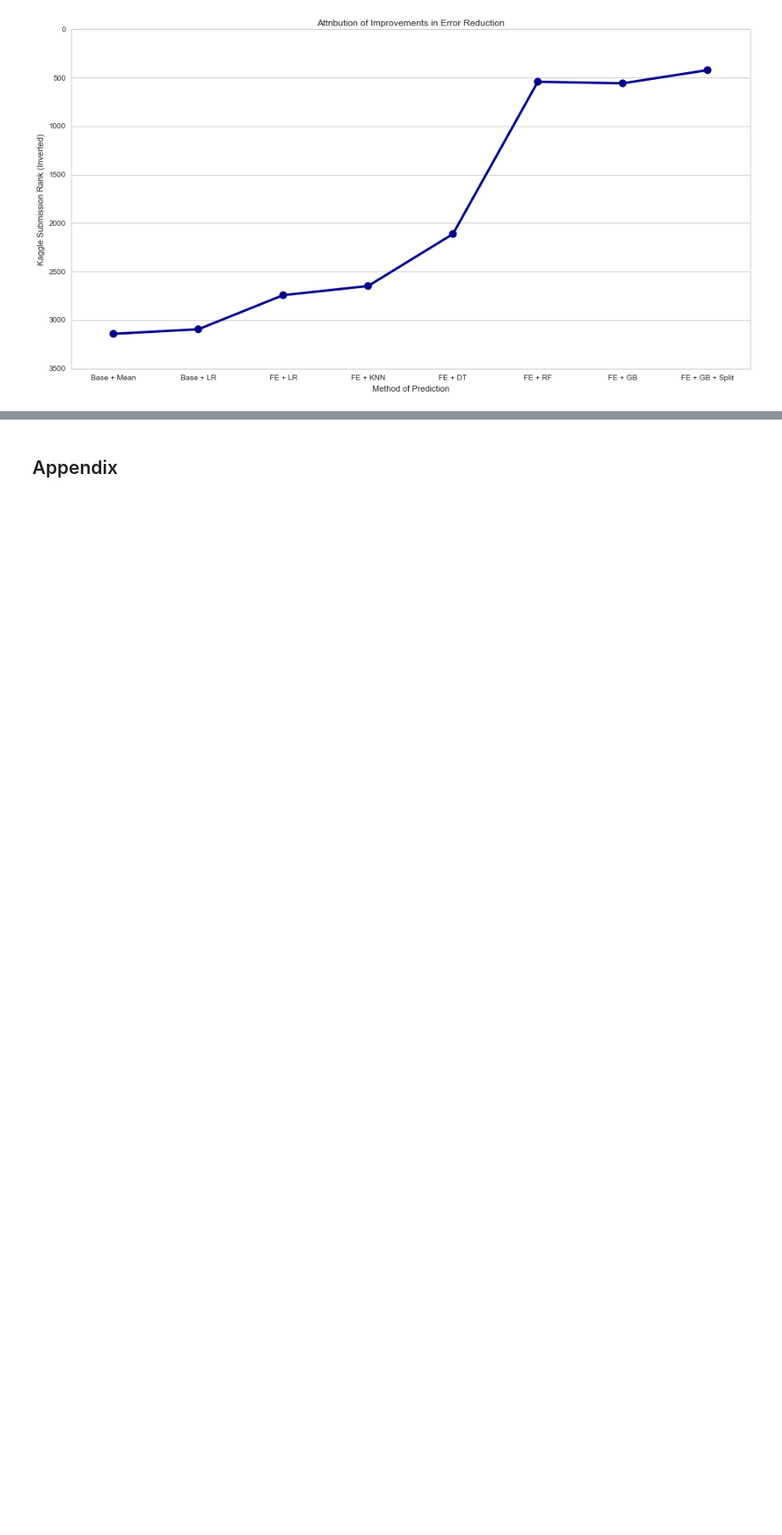
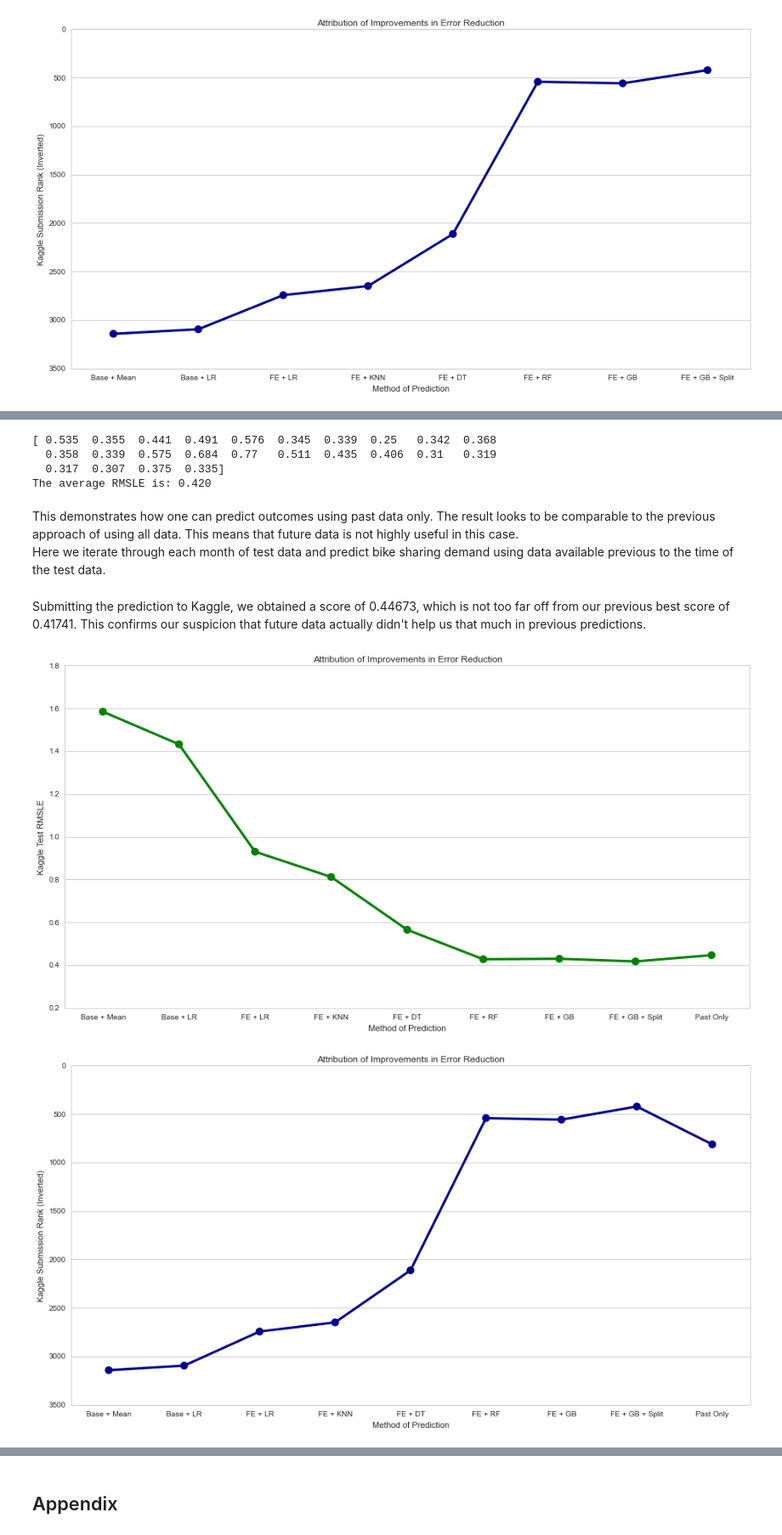
Before and after one commit to KonniamChan/ML_Projects_W207, a Jupyter notebook: project_bikesharing.ipynb, the cells around one changed output, grey strips where cells are left out. Shown at 85% size. Saved outputs shown, nothing was run; the diff lists cells and outputs as text; code cells hidden in the pictures; blank space fills up the shorter version.

Commit message:
Added predictions using past data only.

```diff
--- a/project_bikesharing.ipynb
+++ b/project_bikesharing.ipynb
@@ -473,6 +484,7 @@ attribution = pd.DataFrame({'reg_names': ['Base + Mean', 'Base + LR', 'FE + LR',
                             'cv_R2': [-0.072, 0.141, 0.11, 0.639, 0.747, 0.835, 0.857, 0.886],
                             'test_errors': [1.58456, 1.43234, 0.93024, 0.81236, 0.56517, 0.42757, 0.42977, 0.41741],
                             'kaggle_rank': [3142, 3095, 2743, 2649, 2112, 542, 558, 422]})
+sns.set_style('whitegrid')
 # Plot RMSLE
 plt.figure(figsize=(16,8))
 sns.pointplot(x='reg_names', y='cv_errors', data=attribution, color='slategrey')
@@ -505,0 +523,34 @@ plt.gca().invert_yaxis()
+# %%
+# Use same model for all 24 months
+models = [GradientBoostingRegressor(learning_rate=0.05, max_depth=10, min_samples_leaf=20) for k in range(24)]
+
+# Function to train using past data only
+def predict_pastdata(models):
+    errors = []
+    # Train 24 models by iterating through each month
+    for m in range(24):
+        # Take data at or prior to that month
+        past_data = df_train.ix[df_train['month_beg'] <= m+1, :]
+        # Extract values to faciliate indexing problems
+        past_data_X = past_data[features].values
+        past_data_Y = past_data['count'].values
+        # Split data into test set and dev set at 80% (train set comes before dev set)
+        n = past_data_X.shape[0]
+        split = np.ceil(0.8*n)
+        train_data, dev_data = past_data_X[:split], past_data_X[split:]
+        train_labels, dev_labels = past_data_Y[:split], past_data_Y[split:]
+        # Train model and chepck for accuracy (fit to log)
+        models[m].fit(train_data, np.log1p(train_labels))
+        preds = np.expm1(models[m].predict(dev_data))
+        errors.append(RMSLE(preds, dev_labels))
+    print np.round(errors, 3)
+    print ('The average RMSLE is: {:.3f}'.format(np.mean(errors)))
+predict_pastdata(models)
+# %% [output]
+[ 0.535  0.355  0.441  0.491  0.576  0.345  0.339  0.25   0.342  0.368
+  0.358  0.339  0.575  0.684  0.77   0.511  0.435  0.406  0.31   0.319
+  0.317  0.307  0.375  0.335]
+The average RMSLE is: 0.420
+# %% [markdown]
+This demonstrates how one can predict outcomes using past data only. The result looks to be comparable to the previous approach of using all data. This means that future data is not highly useful in this case.
+Here we iterate through each month of test data and predict bike sharing demand using data available previous to the time of the test data.
@@ -505,0 +579,28 @@ plt.gca().invert_yaxis()
+# %% [markdown]
+Submitting the prediction to Kaggle, we obtained a score of 0.44673, which is not too far off from our previous best score of 0.41741. This confirms our suspicion that future data actually didn't help us that much in previous predictions.
+# %%
+# Update attribution of improvement with past data prediction
+sns.set_style('whitegrid')
+
+# We'll collect the CV errors and errors on the test set submission on Kaggle
+# 3252 susbmissions total
+attribution_withpast = pd.DataFrame({'reg_names': ['Base + Mean', 'Base + LR', 'FE + LR', 'FE + KNN', 'FE + DT', 'FE + RF', 'FE + GB', 'FE + GB + Split', 'Past Only'],
+                            'test_errors': [1.58456, 1.43234, 0.93024, 0.81236, 0.56517, 0.42757, 0.42977, 0.41741, 0.44673],
+                            'kaggle_rank': [3142, 3095, 2743, 2649, 2112, 542, 558, 422, 813]})
+# Plot RMSLE
+plt.figure(figsize=(16,8))
+sns.pointplot(x='reg_names', y='test_errors', data=attribution_withpast, color='green')
+title = plt.title('Attribution of Improvements in Error Reduction')
+xlabel = plt.xlabel('Method of Prediction')
+ylabel = plt.ylabel("Kaggle Test RMSLE")
+
+# Plot Kaggle rank
+plt.figure(figsize=(16,8))
+sns.pointplot(x='reg_names', y='kaggle_rank', data=attribution_withpast, color='darkblue')
+title = plt.title('Attribution of Improvements in Error Reduction')
+xlabel = plt.xlabel('Method of Prediction')
+ylabel = plt.ylabel("Kaggle Submission Rank (Inverted)")
+plt.gca().invert_yaxis()
+# %% [output]
+[figure, added]
+[figure, added]
```
Also changed, not shown: parts of 20 cells of this notebook.
